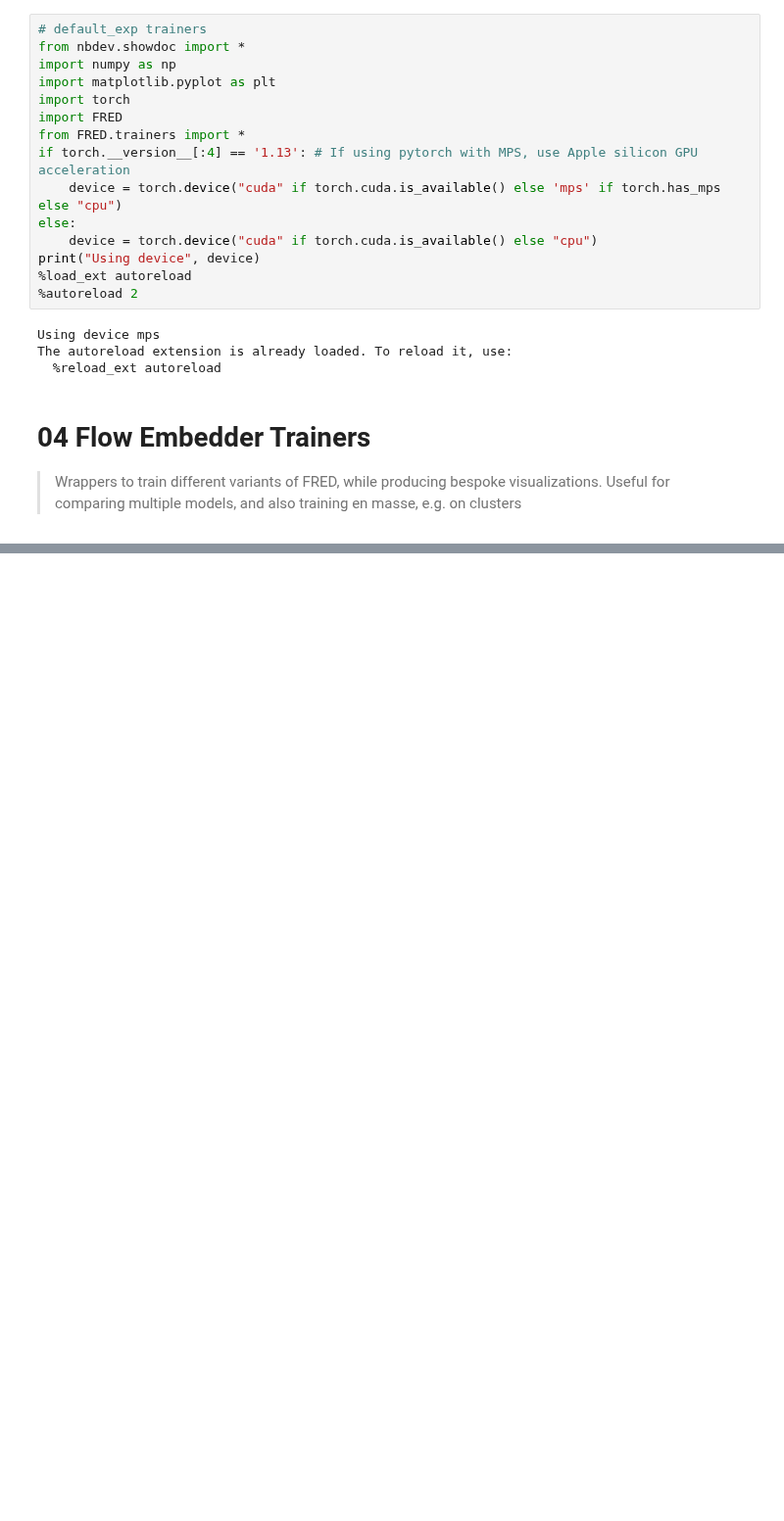
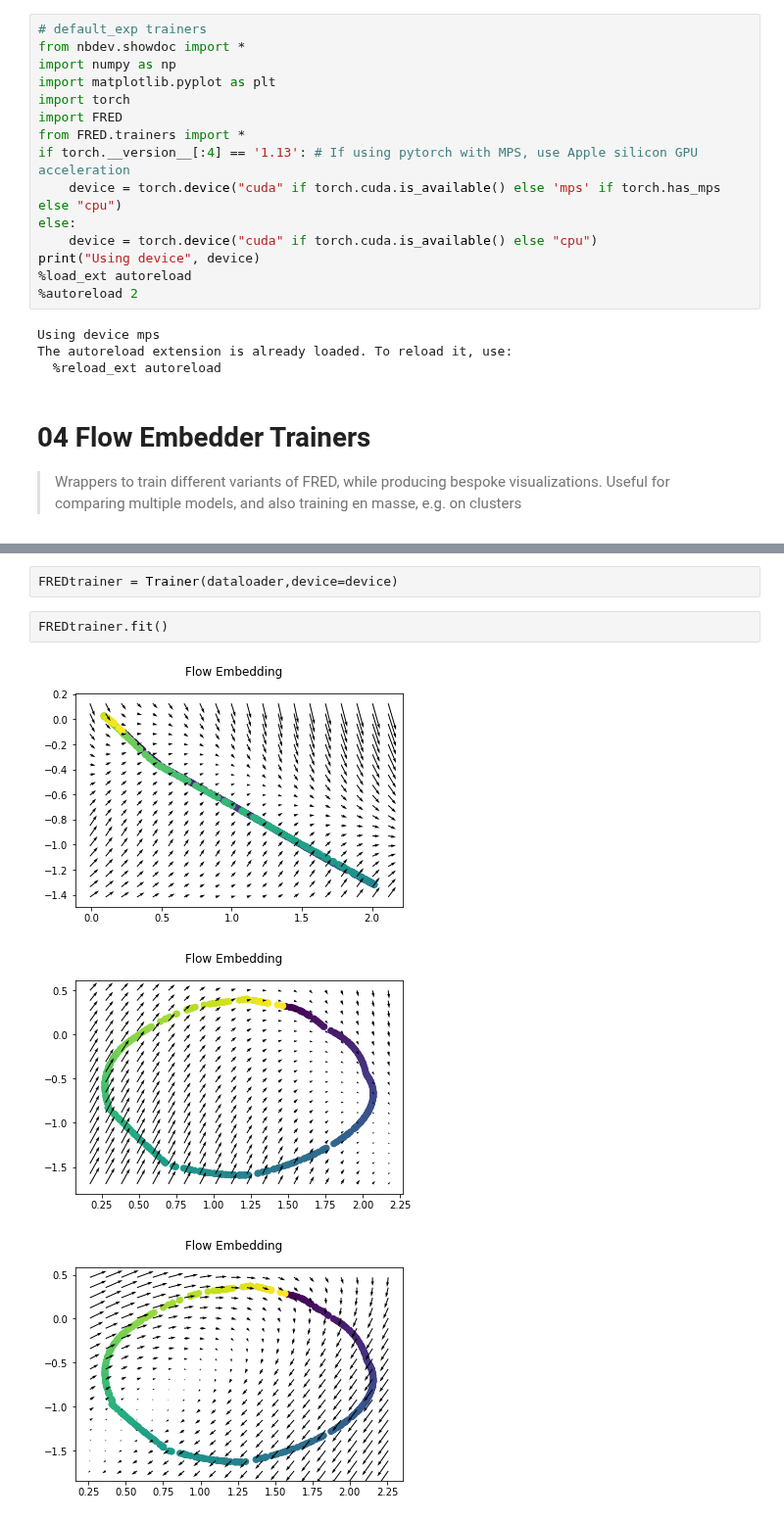
Before and after one commit to professorwug/FRED, a Jupyter notebook: 04 Trainer.ipynb, the cells around one changed output, grey strips where cells are left out. Shown at 98% size. Drawn from its saved outputs; the diff is of its cells as text; blank space fills up the shorter version.

```diff
--- a/04 Trainer.ipynb
+++ b/04 Trainer.ipynb
@@ -127,0 +168,8 @@ class FETrainer(object):
+# %%
+FREDtrainer = Trainer(dataloader,device=device)
+# %%
+FREDtrainer.fit()
+# %% [output]
+[figure, added]
+[figure, added]
+[figure, added]
```
Also changed, not shown: parts of 7 cells of this notebook, 10 other files.
